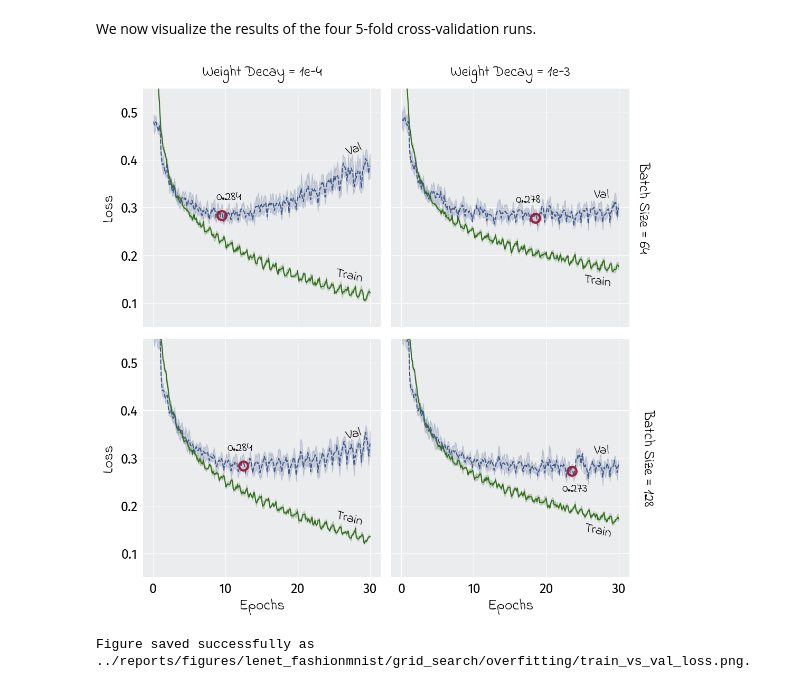
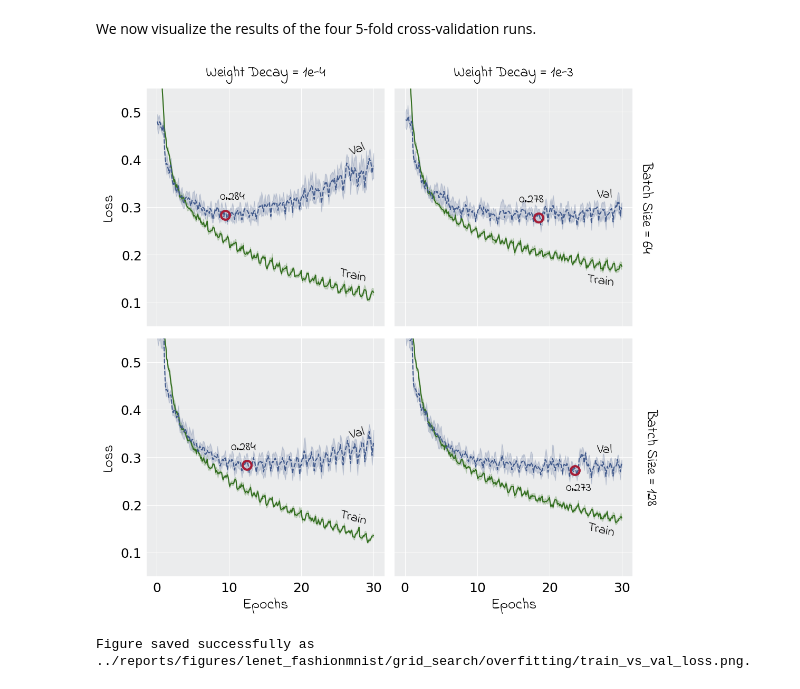
Before and after one commit to mrvnthss/rsa-vision-networks, a Jupyter notebook: notebooks/4.1-mt-data-analysis-lenet-fashionmnist.ipynb, the cells around one changed output. Cells and saved outputs as stored; diff of their text form; code cells hidden in the pictures.

Commit message:
Change font of axis tick labels

```diff
--- a/notebooks/4.1-mt-data-analysis-lenet-fashionmnist.ipynb
+++ b/notebooks/4.1-mt-data-analysis-lenet-fashionmnist.ipynb
@@ -498,34 +498,42 @@ for (b, wd), ax in g.axes_dict.items():
         size=18
     )
 
     # Remove spines
     ax.spines["left"].set_visible(False)
     ax.spines["bottom"].set_visible(False)
     ax.spines["top"].set_visible(True)
     ax.spines["top"].set_color("white")
 
     # Change background color
     ax.set_facecolor(get_color("anthracite", tint=0.9))
 
     # Add grid
     ax.xaxis.grid(color="white")
     ax.yaxis.grid(color="white")
     ax.set_axisbelow(True)
 
     # Remove ticks and change size of tick labels
     ax.tick_params(
         bottom=False,
         left=False,
         labelsize=18
     )
 
+    # Set tick labels in math mode
+    xticks = [0, 10, 20, 30]
+    yticks = [0.1, 0.2, 0.3, 0.4, 0.5]
+    ax.set_xticks(xticks)
+    ax.set_xticklabels([f"${xtick}$" for xtick in xticks])
+    ax.set_yticks([0.1, 0.2, 0.3, 0.4, 0.5])
+    ax.set_yticklabels([f"${ytick}$" for ytick in yticks])
+
 # Show plot
 plt.show()
 
 # Restore defaults
 plt.rcdefaults()
 # %% [output]
-[figure, old version]
+[figure, new version]
 # %%
 # Save figure
 fig_overfitting = g.fig
```
Also changed, not shown: 1 other file.
